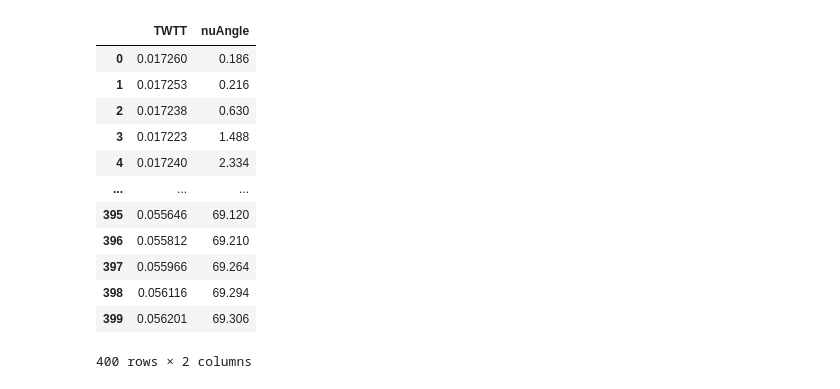
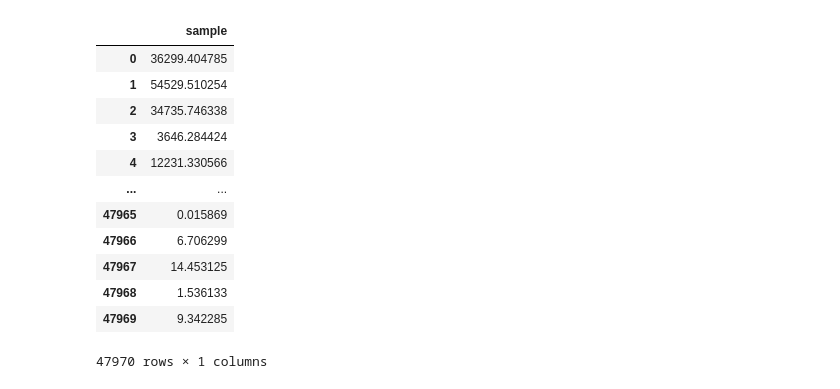
Before and after one commit to nbrown4/BathymetryResearch, a Jupyter notebook: Cleaning/New Cleaning/modeling.ipynb, the cells around one changed output. Cells and saved outputs as stored; diff of their text form; code cells hidden in the pictures.

```diff
--- a/Cleaning/New Cleaning/modeling.ipynb
+++ b/Cleaning/New Cleaning/modeling.ipynb
@@ -1,57 +1,52 @@
 # %%
+
+# TWTT uses meansquared error as the loss function
+
+
+
 import pandas as pd
 from sklearn.preprocessing import StandardScaler
 import numpy as np
 
+#!Extracting a single ping(64209) from the data set
 
 df80 = pd.read_csv('stave_Samples.csv')
 df3000 = pd.read_csv('3000.csv')
 
-df64209= df80[df80['pingNum'] == 64209 ]
+df64209= df80[df80['pingNum'] == 64209]
 df64209 = df64209[df64209['channel']%2 == 0]
-df64209 = df64209.reset_index()
-df64209 = df64209.drop(['index'], axis=1)
 
-df64209 = df64209.groupby(np.arange(len(df64209))//119.925).mean()
+# df64209 = df64209.reset_index()
+#
+# inputDF = df64209
+
+#! The group by is used to make the condense the data
+
+# df64209 = df64209.groupby(np.arange(len(df64209))//119.925).mean()
+
 inputDF = df64209[['sample']]
+inputDF = inputDF.reset_index()
+inputDF = inputDF.drop(['index'], axis=1)
+inputDF
 
-df64210= df80[df80['pingNum'] == 64209 ]
-df64210 = df64210[df64210['channel']%2 == 0]
-df64210 = df64210.reset_index()
-df64210 = df64210.drop(['index'], axis=1)
-df64210 = df64210.groupby(np.arange(len(df64210))//119.925).mean()
+# df3000
+# inputDF = inputDF.reset_index()
+# inputDF
+# df80
 
-
-inputDF
-# inputDF = df64209[['sample']]
-
-
-df_binned_64209 = df3000[['PingKey','Channel','TWTT','nuAngle']]
-df_binned_64209 = df_binned_64209[df_binned_64209['PingKey'] == 64209 ]
-df_binned_64209 = df_binned_64209[df_binned_64209['Channel'] == 0]
-df_binned_64209 = df_binned_64209.reset_index()
-df_binned_64209 = df_binned_64209.drop(['index'], axis=1)
-
-
-
-outputDF = df_binned_64209[['TWTT','nuAngle']]
-outputDF
-# inputDF = df[['altitude']]
-
-# dateDF = df[['dateTime']]
-# outputDF = df[['TWTT','nuAngle','headings','heaves','pitch','roll']]
-# df80
+#! The group by is used to make the condense the data
+# df64210 = df64210.groupby(np.arange(len(df64210))//119.925).mean()
 # %% [output]
-|  | TWTT | nuAngle |
-| 0 | 0.017260 | 0.186 |
-| 1 | 0.017253 | 0.216 |
-| 2 | 0.017238 | 0.630 |
-| 3 | 0.017223 | 1.488 |
-| 4 | 0.017240 | 2.334 |
-| ... | ... | ... |
-| 395 | 0.055646 | 69.120 |
-| 396 | 0.055812 | 69.210 |
-| 397 | 0.055966 | 69.264 |
-| 398 | 0.056116 | 69.294 |
-| 399 | 0.056201 | 69.306 |
+|  | sample |
+| 0 | 36299.404785 |
+| 1 | 54529.510254 |
+| 2 | 34735.746338 |
+| 3 | 3646.284424 |
+| 4 | 12231.330566 |
+| ... | ... |
+| 47965 | 0.015869 |
+| 47966 | 6.706299 |
+| 47967 | 14.453125 |
+| 47968 | 1.536133 |
+| 47969 | 9.342285 |
-400 rows × 2 columns
+47970 rows × 1 columns
```
Also changed, not shown: parts of 27 cells of this notebook.
